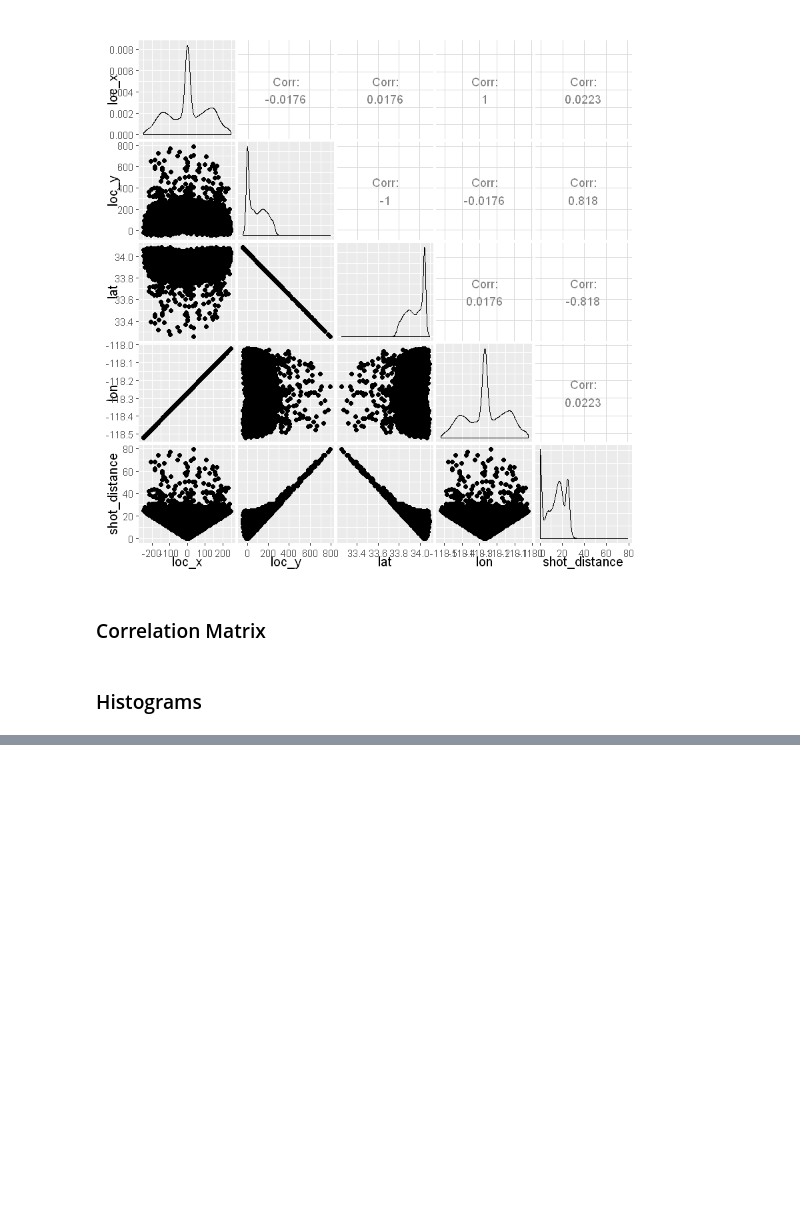
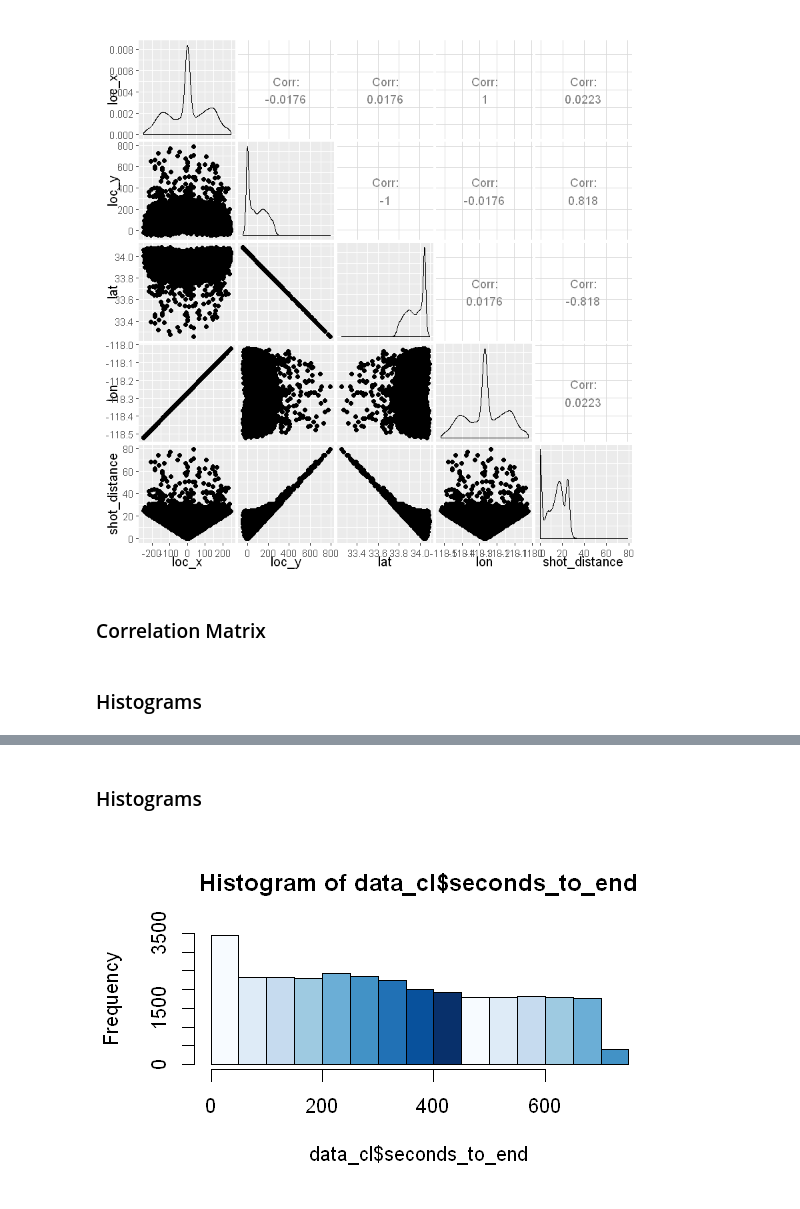
Before and after one commit to brunocalou/Kobe-Bryant-Shot-Selection, a Jupyter notebook: app.ipynb, the cells around one changed output, grey strips where cells are left out. Cells and saved outputs as stored; diff of their text form; code cells hidden in the pictures; blank space fills up the shorter version.

```diff
--- a/app.ipynb
+++ b/app.ipynb
@@ -151,0 +154,3 @@ hist(raw_data$shot_distance, col=blues9)
+# %%
+#Remove unnecessary columns. Note that lat and lon are correlated with loc_x and loc_y
+data_cl <- subset(raw_data, select = -c(team_id, lat, lon, game_id, game_event_id, team_name))
@@ -151,0 +159,4 @@ hist(raw_data$shot_distance, col=blues9)
+# %%
+#Time
+data_cl['seconds_to_end'] = data_cl['minutes_remaining'] * 60 + data_cl['seconds_remaining']
+data_cl <- subset(data_cl, select = -c(minutes_remaining, seconds_remaining))
@@ -151,0 +184,7 @@ hist(raw_data$shot_distance, col=blues9)
+# %% [markdown]
+### Histograms
+# %%
+options(repr.plot.width=5, repr.plot.height=3)
+hist(data_cl$seconds_to_end, col=blues9)
+# %% [output]
+[figure, added]
```
Also changed, not shown: parts of 12 cells of this notebook.
